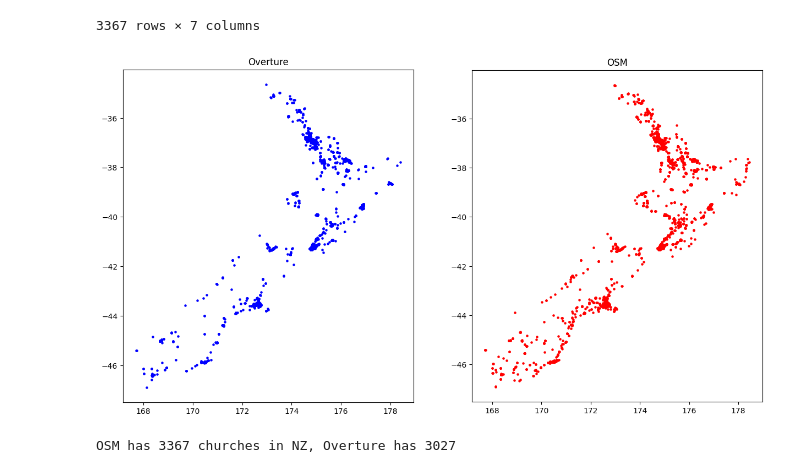
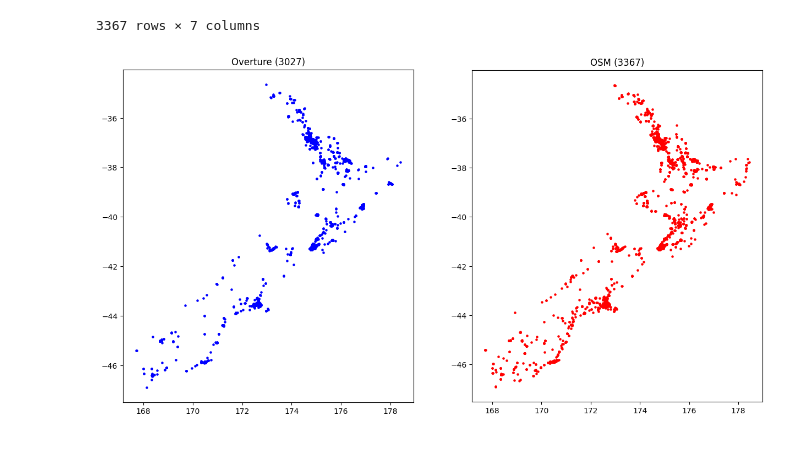
Before and after one commit to UoA-eResearch/religion, a Jupyter notebook: cross-check.ipynb, the cells around one changed output. Saved outputs shown, nothing was run; the diff lists cells and outputs as text; code cells hidden in the pictures.

Commit message:
counts in the plot title

```diff
--- a/cross-check.ipynb
+++ b/cross-check.ipynb
@@ -71,15 +71,11 @@ OSM
 # %%
 fig, (ax1, ax2) = plt.subplots(1, 2, figsize=(15,15))
 overture.plot(ax=ax1, color="blue", markersize=5)
-ax1.set_title("Overture")
+ax1.set_title(f"Overture ({len(overture)})")
 OSM.plot(ax=ax2, color="red", markersize=5)
-ax2.set_title("OSM")
+ax2.set_title(f"OSM ({len(OSM)})")
 ax1.set_aspect('equal')
 ax2.set_aspect('equal')
 plt.show()
 # %% [output]
-[figure, old version]
+[figure, new version]
-# %%
-print(f"OSM has {len(OSM)} churches in NZ, Overture has {len(overture)}")
-# %% [output]
-OSM has 3367 churches in NZ, Overture has 3027
```
